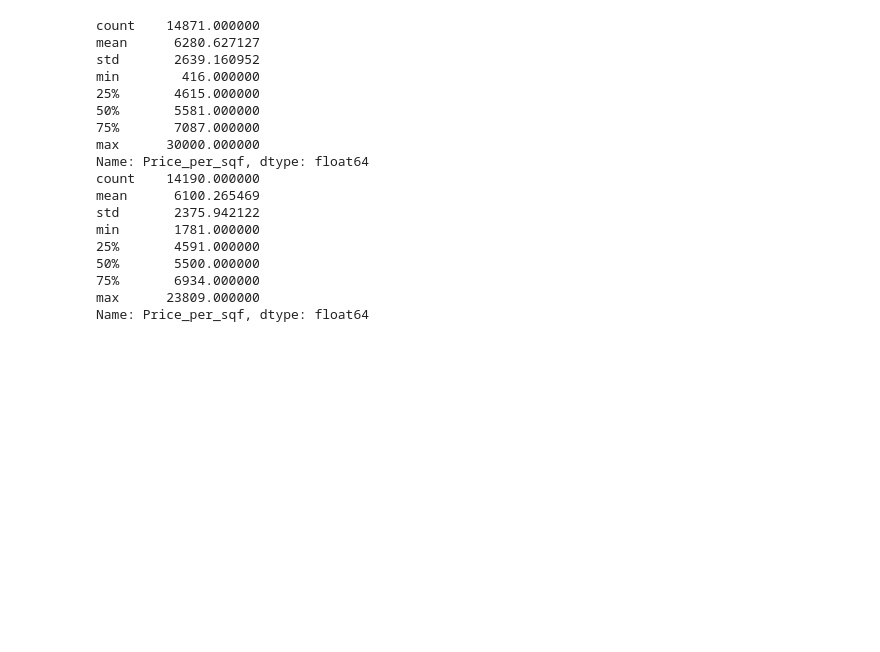
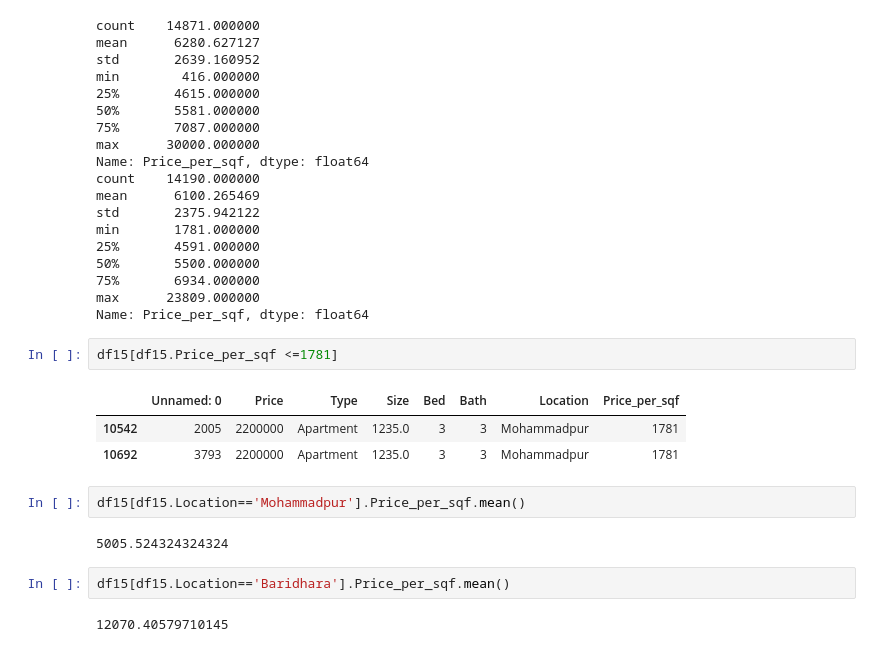
Before and after one commit to samiha-mahin/Dhaka_Apartment_Price_Prediction_ML, a Jupyter notebook: Dhaka_Apartment_Price_Prediction.ipynb, the cells around one changed output. Drawn from its saved outputs; the diff is of its cells as text; blank space fills up the shorter version.

```diff
--- a/Dhaka_Apartment_Price_Prediction.ipynb
+++ b/Dhaka_Apartment_Price_Prediction.ipynb
@@ -430,3 +430,17 @@ min       1781.000000
 75%       6934.000000
 max      23809.000000
 Name: Price_per_sqf, dtype: float64
+# %%
+df15[df15.Price_per_sqf <=1781]
+# %% [output]
+|  | Unnamed: 0 | Price | Type | Size | Bed | Bath | Location | Price_per_sqf |
+| 10542 | 2005 | 2200000 | Apartment | 1235.0 | 3 | 3 | Mohammadpur | 1781 |
+| 10692 | 3793 | 2200000 | Apartment | 1235.0 | 3 | 3 | Mohammadpur | 1781 |
+# %%
+df15[df15.Location=='Mohammadpur'].Price_per_sqf.mean()
+# %% [output]
+5005.524324324324
+# %%
+df15[df15.Location=='Baridhara'].Price_per_sqf.mean()
+# %% [output]
+12070.40579710145
```
Also changed, not shown: parts of 18 cells of this notebook.
